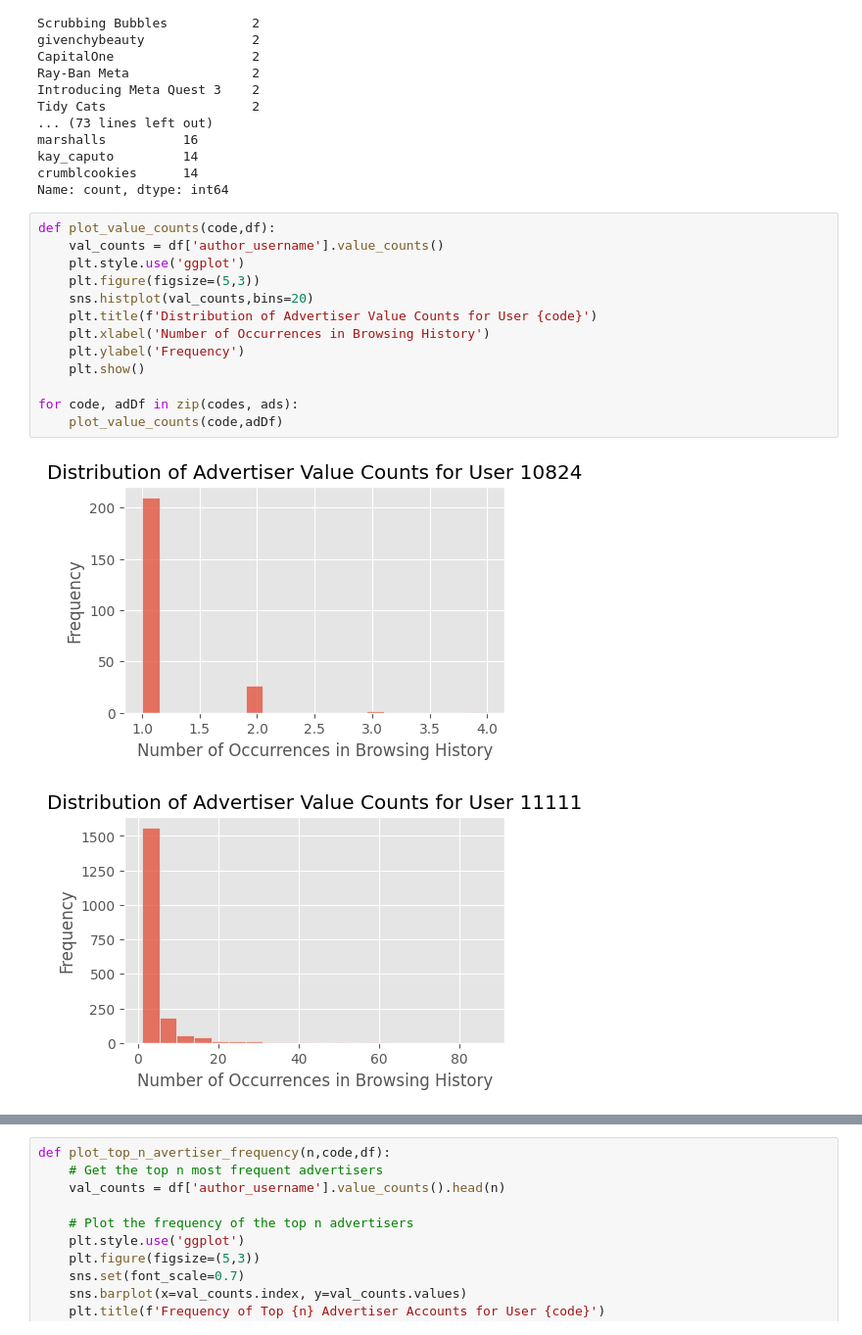
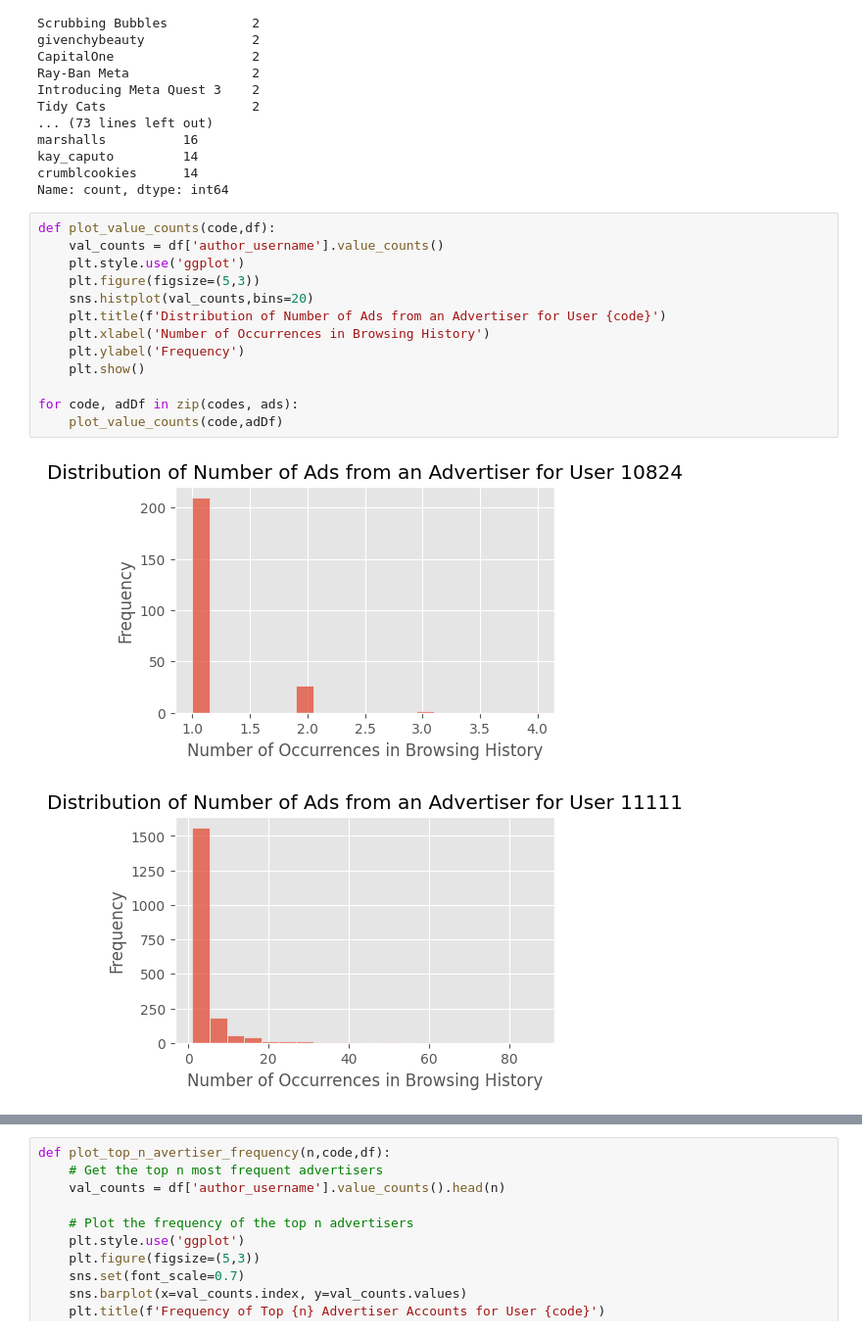
Before and after one commit to Dorajyl/CS315_FinalProject, a Jupyter notebook: exploratory_analysis.ipynb, the cells around one changed output, grey strips where cells are left out. Shown at 98% size. Cells and saved outputs as stored; diff of their text form.

```diff
--- a/exploratory_analysis.ipynb
+++ b/exploratory_analysis.ipynb
@@ -325,16 +320,16 @@ Name: count, dtype: int64
 # %%
 def plot_value_counts(code,df):
     val_counts = df['author_username'].value_counts()
     plt.style.use('ggplot')
     plt.figure(figsize=(5,3))
     sns.histplot(val_counts,bins=20)
-    plt.title(f'Distribution of Advertiser Value Counts for User {code}')
+    plt.title(f'Distribution of Number of Ads from an Advertiser for User {code}')
     plt.xlabel('Number of Occurrences in Browsing History')
     plt.ylabel('Frequency')
     plt.show()
 
 for code, adDf in zip(codes, ads):
     plot_value_counts(code,adDf)
 # %% [output]
-[figure, old version]
+[figure, new version]
-[figure, old version]
+[figure, new version]
```
Also changed, not shown: parts of 3 cells of this notebook, 2 other files.
